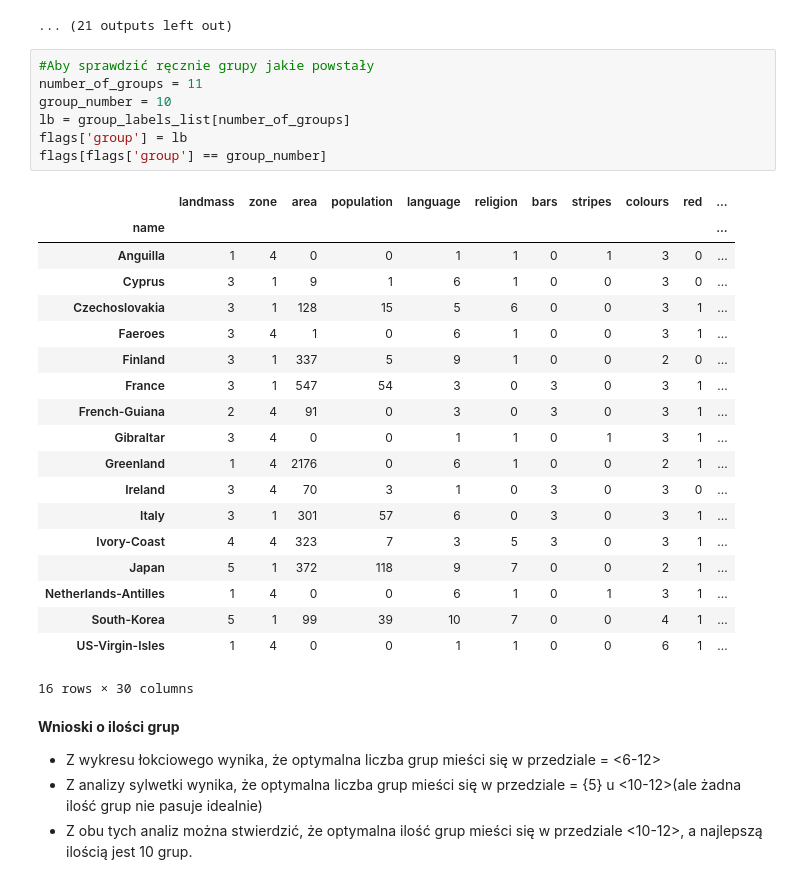
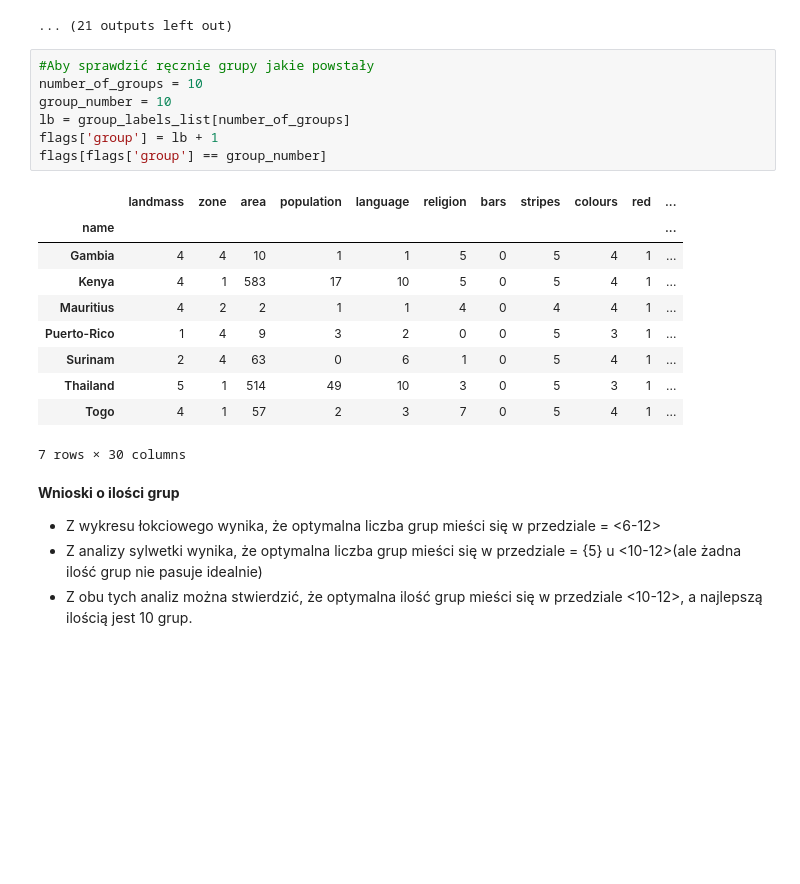
Before and after one commit to PRiAD202/PRiAD, a Jupyter notebook: project.ipynb, the cells around one changed output. Saved outputs shown, nothing was run; the diff lists cells and outputs as text; blank space fills up the shorter version.

```diff
--- a/project.ipynb
+++ b/project.ipynb
@@ -284,31 +284,22 @@ plt.ylabel("Suma odleglosci od centroidow")
 ... (21 outputs left out)
 # %%
 #Aby sprawdzić ręcznie grupy jakie powstały
-number_of_groups = 11
+number_of_groups = 10
 group_number = 10
 lb = group_labels_list[number_of_groups]
-flags['group'] = lb
+flags['group'] = lb + 1
 flags[flags['group'] == group_number]
 # %% [output]
 |  | landmass | zone | area | population | language | religion | bars | stripes | colours | red | ... |
 | name |  |  |  |  |  |  |  |  |  |  | ... |
-| Anguilla | 1 | 4 | 0 | 0 | 1 | 1 | 0 | 1 | 3 | 0 | ... |
-| Cyprus | 3 | 1 | 9 | 1 | 6 | 1 | 0 | 0 | 3 | 0 | ... |
-| Czechoslovakia | 3 | 1 | 128 | 15 | 5 | 6 | 0 | 0 | 3 | 1 | ... |
-| Faeroes | 3 | 4 | 1 | 0 | 6 | 1 | 0 | 0 | 3 | 1 | ... |
-| Finland | 3 | 1 | 337 | 5 | 9 | 1 | 0 | 0 | 2 | 0 | ... |
-| France | 3 | 1 | 547 | 54 | 3 | 0 | 3 | 0 | 3 | 1 | ... |
-| French-Guiana | 2 | 4 | 91 | 0 | 3 | 0 | 3 | 0 | 3 | 1 | ... |
-| Gibraltar | 3 | 4 | 0 | 0 | 1 | 1 | 0 | 1 | 3 | 1 | ... |
-| Greenland | 1 | 4 | 2176 | 0 | 6 | 1 | 0 | 0 | 2 | 1 | ... |
-| Ireland | 3 | 4 | 70 | 3 | 1 | 0 | 3 | 0 | 3 | 0 | ... |
-| Italy | 3 | 1 | 301 | 57 | 6 | 0 | 3 | 0 | 3 | 1 | ... |
-| Ivory-Coast | 4 | 4 | 323 | 7 | 3 | 5 | 3 | 0 | 3 | 1 | ... |
-| Japan | 5 | 1 | 372 | 118 | 9 | 7 | 0 | 0 | 2 | 1 | ... |
-| Netherlands-Antilles | 1 | 4 | 0 | 0 | 6 | 1 | 0 | 1 | 3 | 1 | ... |
-| South-Korea | 5 | 1 | 99 | 39 | 10 | 7 | 0 | 0 | 4 | 1 | ... |
-| US-Virgin-Isles | 1 | 4 | 0 | 0 | 1 | 1 | 0 | 0 | 6 | 1 | ... |
+| Gambia | 4 | 4 | 10 | 1 | 1 | 5 | 0 | 5 | 4 | 1 | ... |
+| Kenya | 4 | 1 | 583 | 17 | 10 | 5 | 0 | 5 | 4 | 1 | ... |
+| Mauritius | 4 | 2 | 2 | 1 | 1 | 4 | 0 | 4 | 4 | 1 | ... |
+| Puerto-Rico | 1 | 4 | 9 | 3 | 2 | 0 | 0 | 5 | 3 | 1 | ... |
+| Surinam | 2 | 4 | 63 | 0 | 6 | 1 | 0 | 5 | 4 | 1 | ... |
+| Thailand | 5 | 1 | 514 | 49 | 10 | 3 | 0 | 5 | 3 | 1 | ... |
+| Togo | 4 | 1 | 57 | 2 | 3 | 7 | 0 | 5 | 4 | 1 | ... |
-16 rows × 30 columns
+7 rows × 30 columns
 # %% [markdown]
 **Wnioski o ilości grup**
 * Z wykresu łokciowego wynika, że optymalna liczba grup mieści się w przedziale = <6-12>
```
Also changed, not shown: 1 other file.
